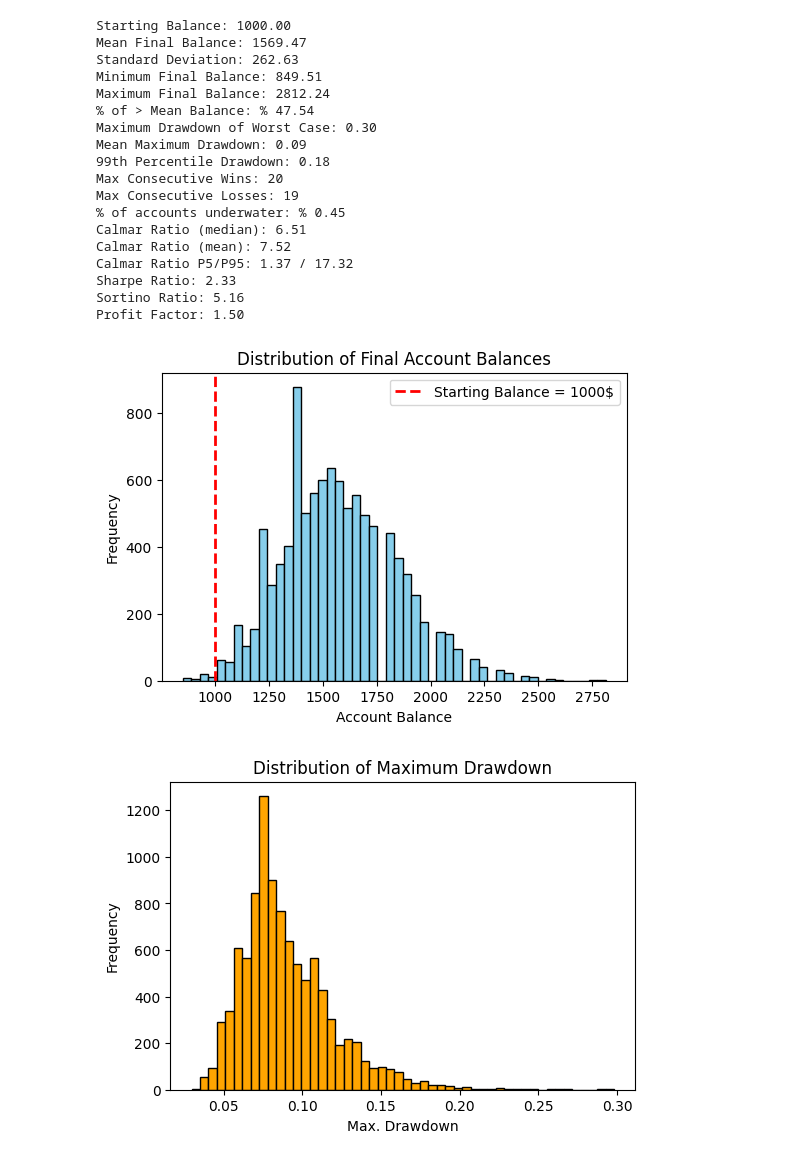
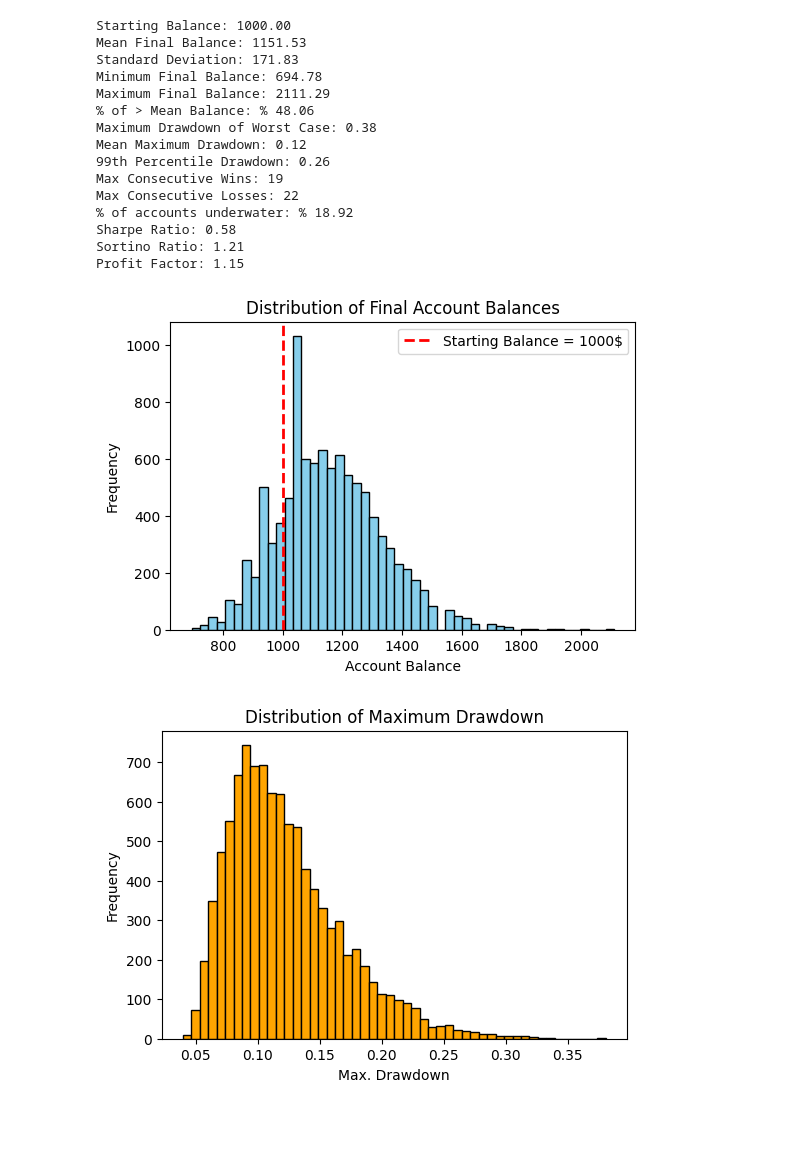
Before and after one commit to ergodique/Portfolio, a Jupyter notebook: Monte Carlo Simulation Equity Curve/mc_sim.ipynb, the cells around one changed output. Drawn from its saved outputs; the diff is of its cells as text; code cells hidden in the pictures; blank space fills up the shorter version.

```diff
--- a/Monte Carlo Simulation Equity Curve/mc_sim.ipynb
+++ b/Monte Carlo Simulation Equity Curve/mc_sim.ipynb
@@ -154,22 +154,6 @@ def monte_carlo_simulation(win_rate, reward_to_risk, risk_per_trade, num_simulat
     print(f'Max Consecutive Losses: {np.max(max_consecutive_losses)}')
     print(f'% of accounts underwater: % {(total_numof_account_underwater/num_simulations*100):.2f}')
 
-    # -- CAGR ve Calmar Oranı --
-    years_float = num_trades / (trades_per_month * 12) if (trades_per_month * 12) > 0 else 1
-    if years_float <= 0:
-        years_float = 1
-    cagr_list = ((np.array(final_balances) / start_balance) ** (1 / years_float)) - 1
-    max_dd_array = np.array(max_drawdowns)
-    with np.errstate(divide='ignore', invalid='ignore'):
-        calmar_list = np.where(max_dd_array > 0, cagr_list / max_dd_array, np.nan)
-    calmar_median = np.nanmedian(calmar_list)
-    calmar_mean = np.nanmean(calmar_list)
-    calmar_p5 = np.nanpercentile(calmar_list, 5)
-    calmar_p95 = np.nanpercentile(calmar_list, 95)
-    print(f'Calmar Ratio (median): {calmar_median:.2f}')
-    print(f'Calmar Ratio (mean): {calmar_mean:.2f}')
-    print(f'Calmar Ratio P5/P95: {calmar_p5:.2f} / {calmar_p95:.2f}')
-
     # -- Sharpe, Sortino ve Profit Factor Oranları --
     all_monthly_returns_flat = np.concatenate(all_monthly_returns)
     sharpe_ratio = calculate_sharpe_ratio(all_monthly_returns_flat, risk_free_rate)
@@ -202,8 +186,8 @@ def monte_carlo_simulation(win_rate, reward_to_risk, risk_per_trade, num_simulat
 
 # Parametreler
 years = 1
-win_rate = 0.50 # Kazanma oranı
-reward_to_risk = 1.5 # Ödül-zarar oranı
+win_rate = 0.4848 # Kazanma oranı
+reward_to_risk = 1006/821 # Ödül-zarar oranı
 expectancy = win_rate * reward_to_risk - (1 - win_rate)
 risk_per_trade = 0.01  # Trade başına risk
 num_simulations = 10000  # Simülasyon sayısı
@@ -248,20 +232,17 @@ Trades per Month: 15
 Starting Balance: 1000.00
-Mean Final Balance: 1569.47
-Standard Deviation: 262.63
-Minimum Final Balance: 849.51
-Maximum Final Balance: 2812.24
-% of > Mean Balance: % 47.54
-Maximum Drawdown of Worst Case: 0.30
-Mean Maximum Drawdown: 0.09
-99th Percentile Drawdown: 0.18
-Max Consecutive Wins: 20
-Max Consecutive Losses: 19
-% of accounts underwater: % 0.45
-Calmar Ratio (median): 6.51
-Calmar Ratio (mean): 7.52
-Calmar Ratio P5/P95: 1.37 / 17.32
-Sharpe Ratio: 2.33
-Sortino Ratio: 5.16
-Profit Factor: 1.50
+Mean Final Balance: 1151.53
+Standard Deviation: 171.83
+Minimum Final Balance: 694.78
+Maximum Final Balance: 2111.29
+% of > Mean Balance: % 48.06
+Maximum Drawdown of Worst Case: 0.38
+Mean Maximum Drawdown: 0.12
+99th Percentile Drawdown: 0.26
+Max Consecutive Wins: 19
+Max Consecutive Losses: 22
+% of accounts underwater: % 18.92
+Sharpe Ratio: 0.58
+Sortino Ratio: 1.21
+Profit Factor: 1.15
-[figure, old version]
+[figure, new version]
-[figure, old version]
+[figure, new version]
```
Also changed, not shown: parts of 1 cell of this notebook, 1 other file.
